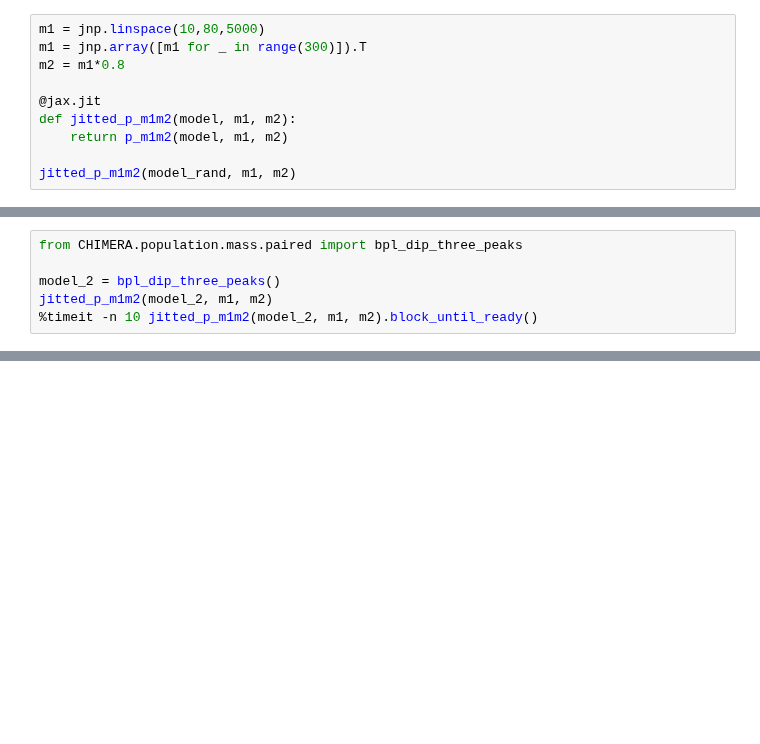
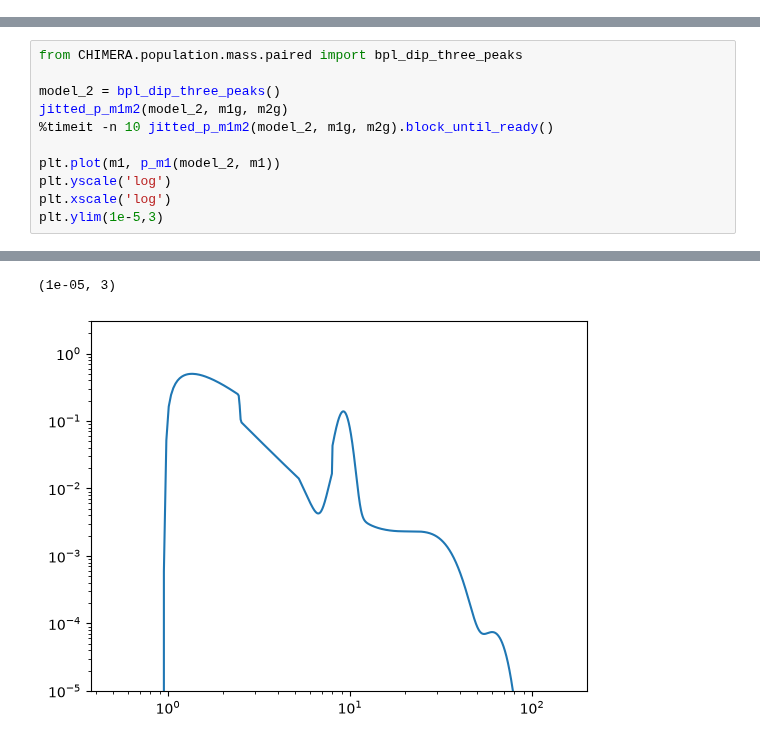
Before and after one commit to CosmoStatGW/CHIMERA, a Jupyter notebook: examples/nn.ipynb, the cells around one changed output, grey strips where cells are left out. Saved outputs shown, nothing was run; the diff lists cells and outputs as text; blank space fills up the shorter version.

```diff
--- a/examples/nn.ipynb
+++ b/examples/nn.ipynb
@@ -78,10 +111,0 @@ plt.show()
-# %%
-m1 = jnp.linspace(10,80,5000)
-m1 = jnp.array([m1 for _ in range(300)]).T
-m2 = m1*0.8
-
-@jax.jit
-def jitted_p_m1m2(model, m1, m2):
-    return p_m1m2(model, m1, m2)
-
-jitted_p_m1m2(model_rand, m1, m2)
@@ -107,6 +117,11 @@ Array([[0.00350959, 0.00350959, 0.00350959, ..., 0.00350959, 0.00350959,
 from CHIMERA.population.mass.paired import bpl_dip_three_peaks
 
 model_2 = bpl_dip_three_peaks()
-jitted_p_m1m2(model_2, m1, m2)
-%timeit -n 10 jitted_p_m1m2(model_2, m1, m2).block_until_ready()
+jitted_p_m1m2(model_2, m1g, m2g)
+%timeit -n 10 jitted_p_m1m2(model_2, m1g, m2g).block_until_ready()
+
+plt.plot(m1, p_m1(model_2, m1))
+plt.yscale('log')
+plt.xscale('log')
+plt.ylim(1e-5,3)
 # %% [output]
@@ -114 +129,3 @@ jitted_p_m1m2(model_2, m1, m2)
+(1e-05, 3)
+[figure, added]
 # %%
```
Also changed, not shown: parts of 9 cells of this notebook, 1 other file.
